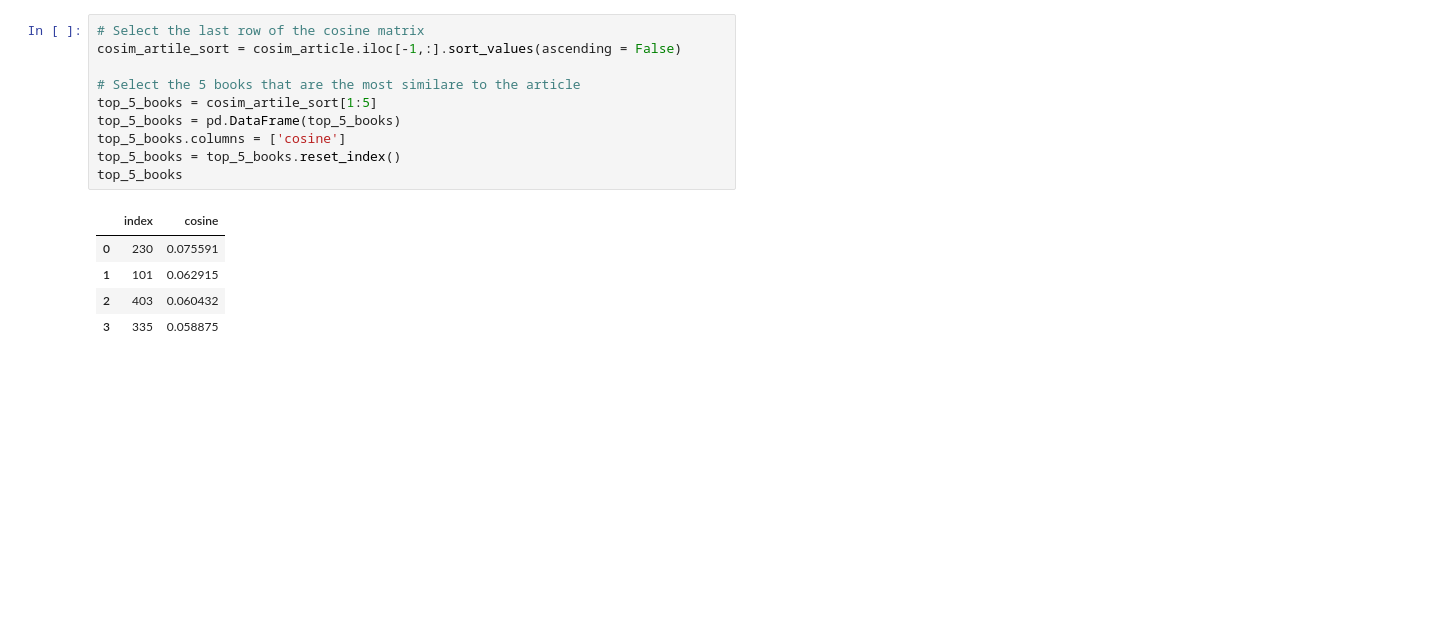
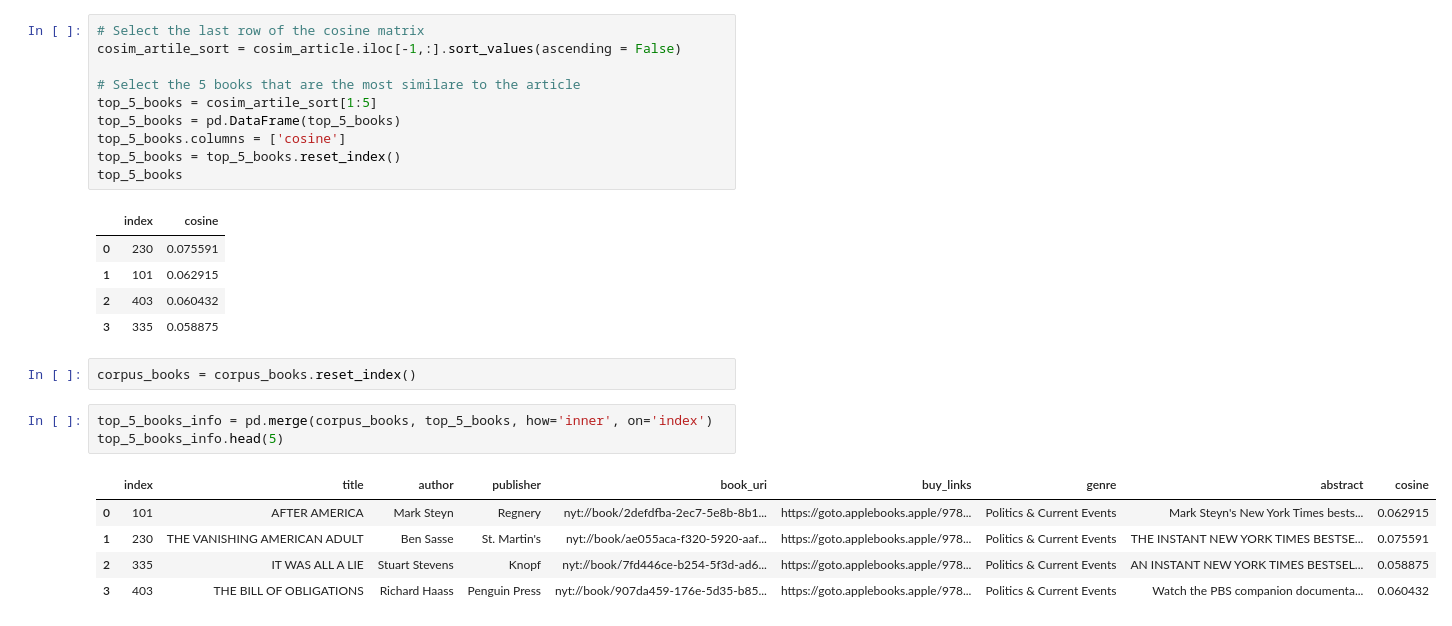
Before and after one commit to vekuaana/nyt_news_apis, a Jupyter notebook: books_recommandation.ipynb, the cells around one changed output. Saved outputs shown, nothing was run; the diff lists cells and outputs as text; blank space fills up the shorter version.

```diff
--- a/books_recommandation.ipynb
+++ b/books_recommandation.ipynb
@@ -198,3 +200,14 @@ top_5_books
 | 1 | 101 | 0.062915 |
 | 2 | 403 | 0.060432 |
 | 3 | 335 | 0.058875 |
+# %%
+corpus_books = corpus_books.reset_index()
+# %%
+top_5_books_info = pd.merge(corpus_books, top_5_books, how='inner', on='index')
+top_5_books_info.head(5)
+# %% [output]
+|  | index | title | author | publisher | book_uri | buy_links | genre | abstract | cosine |
+| 0 | 101 | AFTER AMERICA | Mark Steyn | Regnery | nyt://book/2defdfba-2ec7-5e8b-8b1... | https://goto.applebooks.apple/978... | Politics & Current Events | Mark Steyn's New York Times bests... | 0.062915 |
+| 1 | 230 | THE VANISHING AMERICAN ADULT | Ben Sasse | St. Martin's | nyt://book/ae055aca-f320-5920-aaf... | https://goto.applebooks.apple/978... | Politics & Current Events | THE INSTANT NEW YORK TIMES BESTSE... | 0.075591 |
+| 2 | 335 | IT WAS ALL A LIE | Stuart Stevens | Knopf | nyt://book/7fd446ce-b254-5f3d-ad6... | https://goto.applebooks.apple/978... | Politics & Current Events | AN INSTANT NEW YORK TIMES BESTSEL... | 0.058875 |
+| 3 | 403 | THE BILL OF OBLIGATIONS | Richard Haass | Penguin Press | nyt://book/907da459-176e-5d35-b85... | https://goto.applebooks.apple/978... | Politics & Current Events | Watch the PBS companion documenta... | 0.060432 |
```
Also changed, not shown: parts of 2 cells of this notebook.
